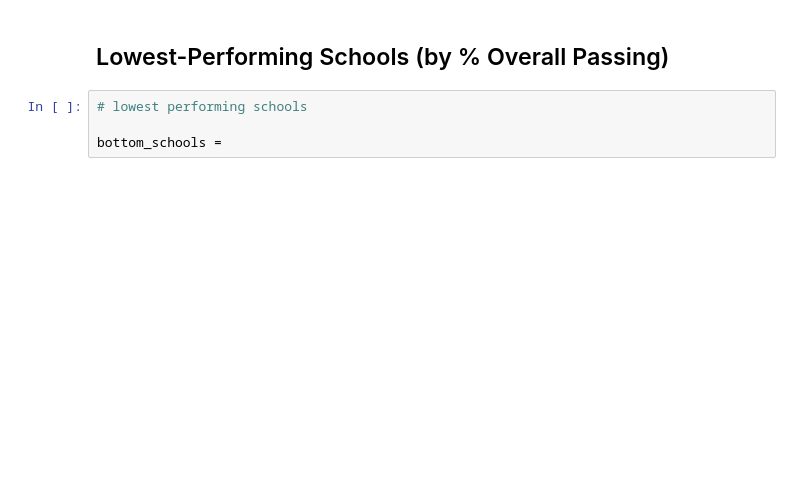
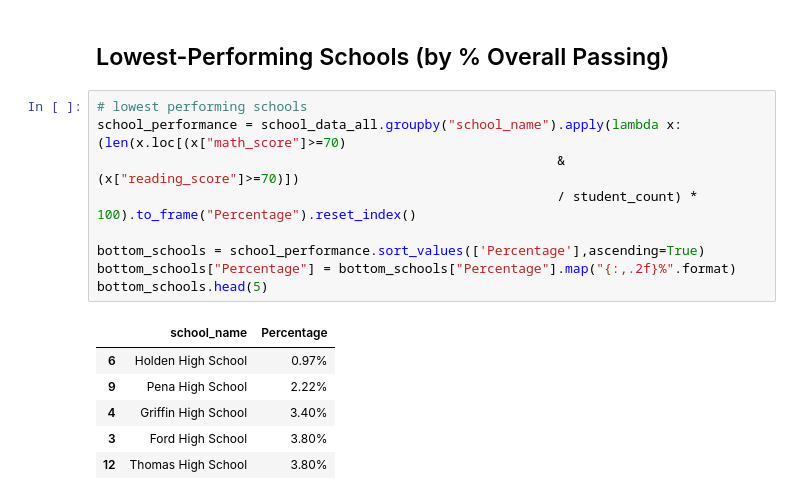
Before and after one commit to baronsgit/pandas-challenge, a Jupyter notebook: PyCitySchools/main.ipynb, the cells around one changed output. Saved outputs shown, nothing was run; the diff lists cells and outputs as text; blank space fills up the shorter version.

```diff
--- a/PyCitySchools/main.ipynb
+++ b/PyCitySchools/main.ipynb
@@ -235,6 +259,18 @@ data
 # %% [markdown]
 ## Lowest-Performing Schools (by % Overall Passing)
-# %%
-# lowest performing schools
-
-bottom_schools =
+# %%
+# lowest performing schools
+school_performance = school_data_all.groupby("school_name").apply(lambda x: (len(x.loc[(x["math_score"]>=70)
+                                                           & (x["reading_score"]>=70)])
+                                                           / student_count) * 100).to_frame("Percentage").reset_index()
+
+bottom_schools = school_performance.sort_values(['Percentage'],ascending=True)
+bottom_schools["Percentage"] = bottom_schools["Percentage"].map("{:,.2f}%".format)
+bottom_schools.head(5)
+# %% [output]
+|  | school_name | Percentage |
+| 6 | Holden High School | 0.97% |
+| 9 | Pena High School | 2.22% |
+| 4 | Griffin High School | 3.40% |
+| 3 | Ford High School | 3.80% |
+| 12 | Thomas High School | 3.80% |
```
Also changed, not shown: parts of 14 cells of this notebook.
